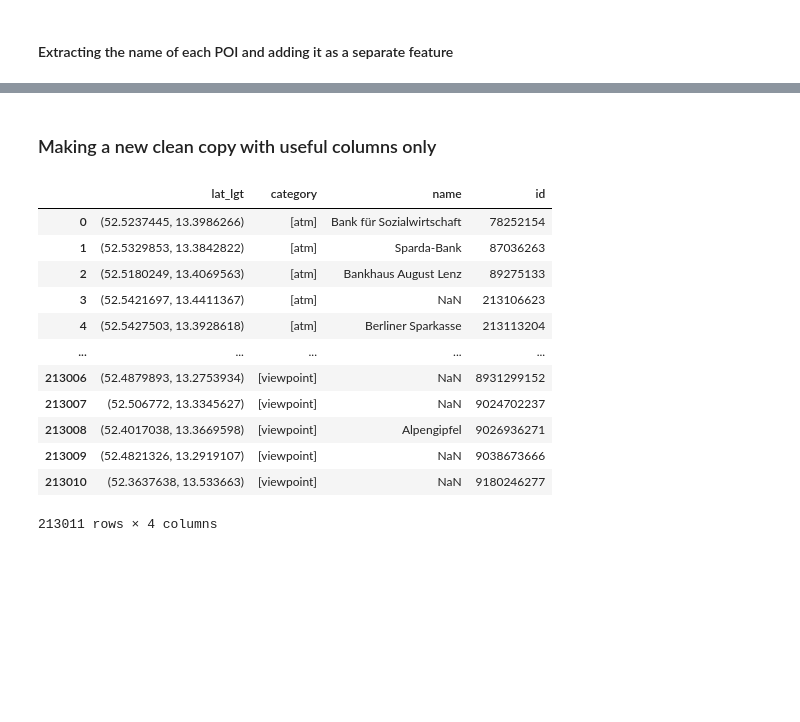
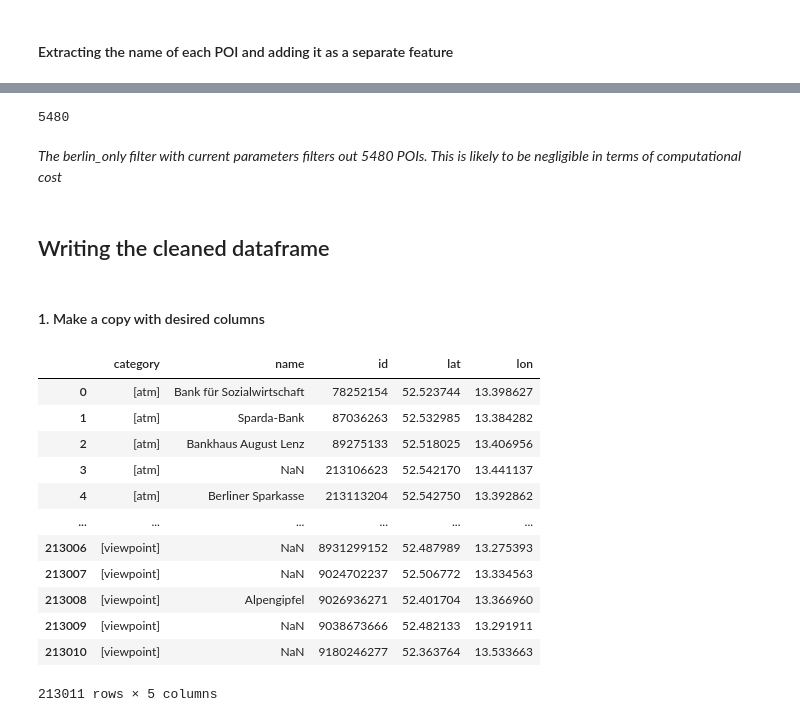
Before and after one commit to TechLabs-Berlin/wt21-way-to-go, a Jupyter notebook: cleaning_data/cleaning_poi_data.ipynb, the cells around one changed output, grey strips where cells are left out. Saved outputs shown, nothing was run; the diff lists cells and outputs as text; code cells hidden in the pictures; blank space fills up the shorter version.

Commit message:
Final tidy up of cleaning_poi_data, removed most exploratory steps and duplicates. Ready for use.

```diff
--- a/cleaning_data/cleaning_poi_data.ipynb
+++ b/cleaning_data/cleaning_poi_data.ipynb
@@ -48,10 +41,11 @@ There are no missing values
 #### Extracting the name of each POI and adding it as a separate feature
 # %%
 # extracting the 'name' data and adding it to a new 'name' column
-for i, dict in enumerate(all_nodes.tags):
-    try:
-        all_nodes.loc[i, 'name'] = dict['name']
-    except:
-        pass
-
-all_nodes
+def extract_name(df):
+    new_df = df
+    for i, dict in enumerate(new_df.tags):
+        try:
+            all_nodes.loc[i, 'name'] = dict['name']
+        except:
+            pass
+    return new_df
@@ -165,0 +121,15 @@ def extract_categories(df):
+# %%
+"""Extracts lat and lon values for each row and adds them to a new 'lat_lgt' column as a tuple
+This matches the format of lat/lon data in the routes dataset """
+def extract_lat_lgt_tuple(df):
+    # create a copy of df
+    new_df = df
+    # create a new empty column 'lat_lgt' with dtype object (otherwise tuples won't be accepted as values)
+    df['lat_lgt'] = pd.Series(dtype='object')
+    # for every row
+    for index in new_df.index:
+        lat = df.loc[index, 'lat']
+        lgt = df.loc[index, 'lon']
+        # add the lat/lgt pairs as a tuple to the new column
+        new_df.at[index, 'lat_lgt'] = (lat, lgt)
+    return new_df
@@ -166,4 +138,8 @@ def extract_categories(df):
 # %%
-version4 = extract_categories(all_nodes)
-all_nodes
+#'all_nodes' is the merged, uncleaned dataframe read in at the start of the file
+
+all_nodes_extracted = extract_name(all_nodes)
+all_nodes_extracted = extract_categories(all_nodes)
+all_nodes_extracted = extract_lat_lgt_tuple(all_nodes)
+all_nodes_extracted
 # %% [output]
@@ -306,21 +332,30 @@ all_nodes_extracted_lat_lgt['lat_lgt'].isna().sum()
+# %%
+213011-207531
+# %% [output]
+5480
+# %% [markdown]
+*The berlin_only filter with current parameters filters out 5480 POIs. This is likely to be negligible in terms of computational cost*
 # %% [markdown]
-### Making a new clean copy with useful columns only
+## Writing the cleaned dataframe
+# %% [markdown]
+#### 1. Make a copy with desired columns
 # %%
-# Making a copy of the dataset with needed columns only
-cleaned_all_poi_data = all_nodes_extracted_lat_lgt[['lat_lgt', 'category', 'name', 'id']]
+# Columns based on latest stand that geopandas requires lat and lon as separate features
+# Dataframe is not currently filtered for lat/lon boundaries
+cleaned_all_poi_data = all_nodes_extracted[['category', 'name', 'id', 'lat', 'lon']]
 cleaned_all_poi_data
 # %% [output]
-|  | lat_lgt | category | name | id |
-| 0 | (52.5237445, 13.3986266) | [atm] | Bank für Sozialwirtschaft | 78252154 |
-| 1 | (52.5329853, 13.3842822) | [atm] | Sparda-Bank | 87036263 |
-| 2 | (52.5180249, 13.4069563) | [atm] | Bankhaus August Lenz | 89275133 |
-| 3 | (52.5421697, 13.4411367) | [atm] | NaN | 213106623 |
-| 4 | (52.5427503, 13.3928618) | [atm] | Berliner Sparkasse | 213113204 |
-| ... | ... | ... | ... | ... |
-| 213006 | (52.4879893, 13.2753934) | [viewpoint] | NaN | 8931299152 |
-| 213007 | (52.506772, 13.3345627) | [viewpoint] | NaN | 9024702237 |
-| 213008 | (52.4017038, 13.3669598) | [viewpoint] | Alpengipfel | 9026936271 |
-| 213009 | (52.4821326, 13.2919107) | [viewpoint] | NaN | 9038673666 |
-| 213010 | (52.3637638, 13.533663) | [viewpoint] | NaN | 9180246277 |
+|  | category | name | id | lat | lon |
+| 0 | [atm] | Bank für Sozialwirtschaft | 78252154 | 52.523744 | 13.398627 |
+| 1 | [atm] | Sparda-Bank | 87036263 | 52.532985 | 13.384282 |
+| 2 | [atm] | Bankhaus August Lenz | 89275133 | 52.518025 | 13.406956 |
+| 3 | [atm] | NaN | 213106623 | 52.542170 | 13.441137 |
+| 4 | [atm] | Berliner Sparkasse | 213113204 | 52.542750 | 13.392862 |
+| ... | ... | ... | ... | ... | ... |
+| 213006 | [viewpoint] | NaN | 8931299152 | 52.487989 | 13.275393 |
+| 213007 | [viewpoint] | NaN | 9024702237 | 52.506772 | 13.334563 |
+| 213008 | [viewpoint] | Alpengipfel | 9026936271 | 52.401704 | 13.366960 |
+| 213009 | [viewpoint] | NaN | 9038673666 | 52.482133 | 13.291911 |
+| 213010 | [viewpoint] | NaN | 9180246277 | 52.363764 | 13.533663 |
-213011 rows × 4 columns
+213011 rows × 5 columns
 # %% [markdown]
```
Also changed, not shown: parts of 42 cells of this notebook.
